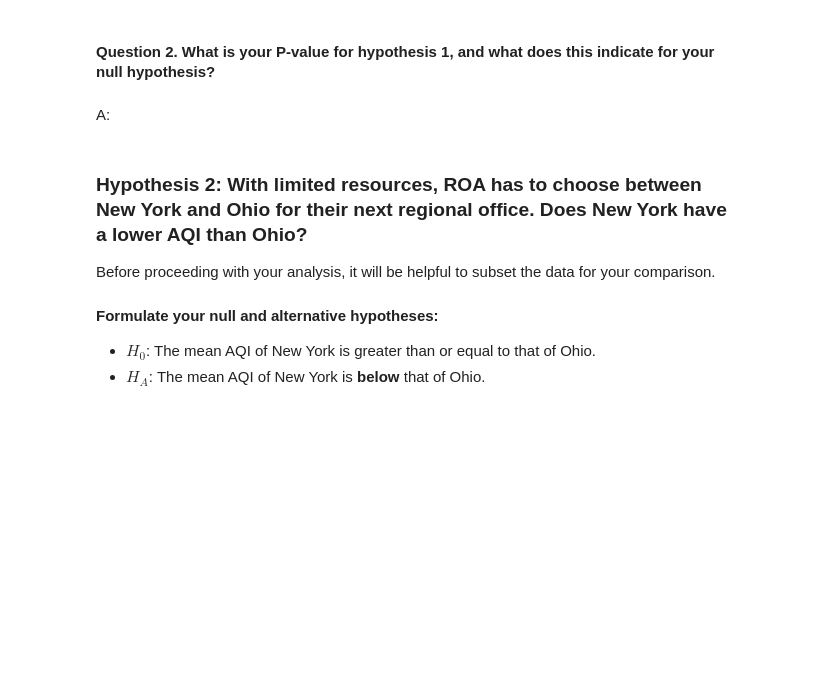
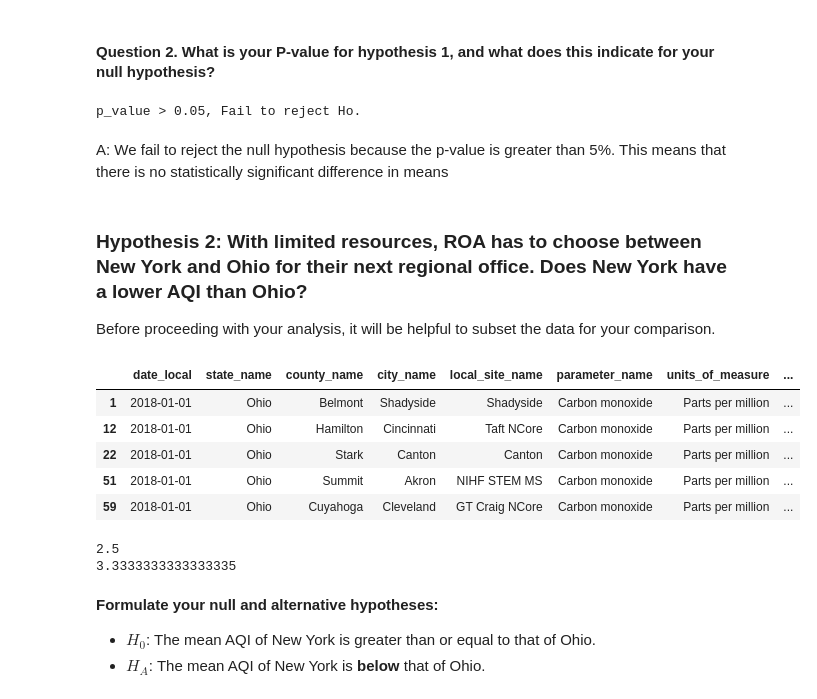
Before and after one commit to ninaperlmutter/Data-Analytics-for-Economics, a Jupyter notebook: Mini Project 5/Mini Project 5-5 Explore Hypothesis Testing.ipynb, the cells around one changed output. Cells and saved outputs as stored; diff of their text form; code cells hidden in the pictures; blank space fills up the shorter version.

```diff
--- a/Mini Project 5/Mini Project 5-5 Explore Hypothesis Testing.ipynb
+++ b/Mini Project 5/Mini Project 5-5 Explore Hypothesis Testing.ipynb
@@ -94,13 +179,39 @@ Here, you are comparing the sample means between two independent samples. Theref
-# %% [markdown]
-A:
+# %%
+# Extracting pvalue and make the test
+if p_value < 0.05:
+
+    print('p_value < 0.05, Reject Ho.')          # Ha: There is a difference in the mean
+else:
+    print('p_value > 0.05, Fail to reject Ho.')  # Ho: There is no difference in the mean
+# %% [output]
+p_value > 0.05, Fail to reject Ho.
+# %% [markdown]
+A: We fail to reject the null hypothesis because the p-value is greater than 5%. This means that there is no statistically significant difference in means
 # %% [markdown]
 ### Hypothesis 2: With limited resources, ROA has to choose between New York and Ohio for their next regional office. Does New York have a lower AQI than Ohio?
 
 Before proceeding with your analysis, it will be helpful to subset the data for your comparison.
 # %%
 # Create dataframes for each sample being compared in your test
+new_york = epa_data[epa_data['state_name'] == "New York"]
+ohio = epa_data[epa_data['state_name'] == "Ohio"]
 # %%
 # Check head
+new_york.head()
+ohio.head()
+# %% [output]
+|  | date_local | state_name | county_name | city_name | local_site_name | parameter_name | units_of_measure | ... |
+| 1 | 2018-01-01 | Ohio | Belmont | Shadyside | Shadyside | Carbon monoxide | Parts per million | ... |
+| 12 | 2018-01-01 | Ohio | Hamilton | Cincinnati | Taft NCore | Carbon monoxide | Parts per million | ... |
+| 22 | 2018-01-01 | Ohio | Stark | Canton | Canton | Carbon monoxide | Parts per million | ... |
+| 51 | 2018-01-01 | Ohio | Summit | Akron | NIHF STEM MS | Carbon monoxide | Parts per million | ... |
+| 59 | 2018-01-01 | Ohio | Cuyahoga | Cleveland | GT Craig NCore | Carbon monoxide | Parts per million | ... |
+# %%
+print(new_york['aqi'].mean())
+print(ohio['aqi'].mean())
+# %% [output]
+2.5
+3.3333333333333335
 # %% [markdown]
 **Formulate your null and alternative hypotheses:**
 
```
Also changed, not shown: parts of 29 cells of this notebook, 2 other files.
